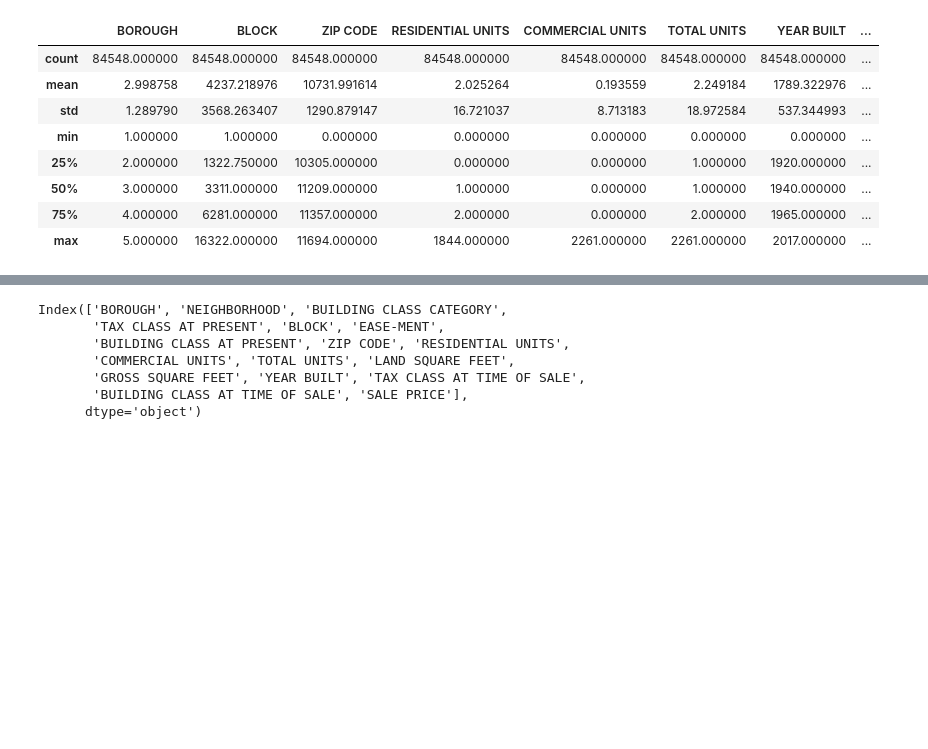
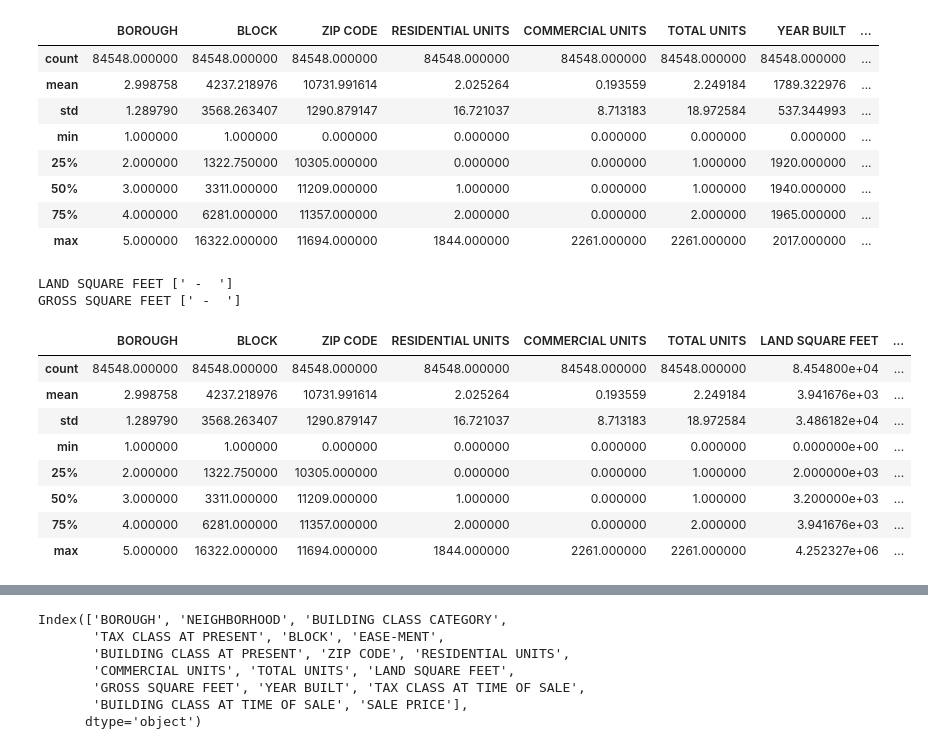
Before and after one commit to Tebs-Lab/intro-to-deep-learning, a Jupyter notebook: 03-data-preprocessing/02-preprocessing-structured-data.ipynb, the cells around one changed output, grey strips where cells are left out. Saved outputs shown, nothing was run; the diff lists cells and outputs as text; code cells hidden in the pictures; blank space fills up the shorter version.

```diff
--- a/03-data-preprocessing/02-preprocessing-structured-data.ipynb
+++ b/03-data-preprocessing/02-preprocessing-structured-data.ipynb
@@ -237,6 +250,58 @@ sales_df.describe()
 | 50% | 3.000000 | 3311.000000 | 11209.000000 | 1.000000 | 0.000000 | 1.000000 | 1940.000000 | ... |
 | 75% | 4.000000 | 6281.000000 | 11357.000000 | 2.000000 | 0.000000 | 2.000000 | 1965.000000 | ... |
 | max | 5.000000 | 16322.000000 | 11694.000000 | 1844.000000 | 2261.000000 | 2261.000000 | 2017.000000 | ... |
+# %%
+# Two other columns should be numeric, but are objects. Lets look at them too:
+convert_to_numeric = [
+    'LAND SQUARE FEET',
+    'GROSS SQUARE FEET'
+]
+
+for col in convert_to_numeric:
+    coerced = pd.to_numeric(sales_df[col], errors='coerce')
+    only_non_numerics = sales_df[col][coerced.isna()]
+
+    # And this to print all the unique values from only_non_numerics
+    print(col, only_non_numerics.unique())
+# %% [output]
+LAND SQUARE FEET [' -  ']
+GROSS SQUARE FEET [' -  ']
+# %%
+# So... similarly there are missing values. But, unlike the sale data, we don't have
+# any clues about what this means, and it's hard to imagine that a building exists with
+# but occupies zero square feet... We'll apply another common tactic called "imputation"
+# We're just going to use the mean value when there is missing data, it's better than nothing
+# even though it may be wrong.
+from sklearn.impute import SimpleImputer
+
+# First lets just coerce the values to nan
+for col in convert_to_numeric:
+    coerced = pd.to_numeric(sales_df[col], errors='coerce')
+    sales_df[col] = coerced
+    sales_df[col] = sales_df[col].astype('float')
+
+# Then, we can use the Imputer to fill in any missing values
+imputer = SimpleImputer(missing_values = np.nan, strategy = 'mean')
+
+# Only fit it on our two relevant columns, to save time
+imputer.fit(sales_df[convert_to_numeric])
+imputed_values = imputer.transform(sales_df[convert_to_numeric])
+
+# Now replace our old Series with the new imputed values.
+sales_df['LAND SQUARE FEET'] = imputed_values[:, 0]
+sales_df['GROSS SQUARE FEET'] = imputed_values[:, 1]
+
+sales_df.describe()
+# %% [output]
+|  | BOROUGH | BLOCK | ZIP CODE | RESIDENTIAL UNITS | COMMERCIAL UNITS | TOTAL UNITS | LAND SQUARE FEET | ... |
+| count | 84548.000000 | 84548.000000 | 84548.000000 | 84548.000000 | 84548.000000 | 84548.000000 | 8.454800e+04 | ... |
+| mean | 2.998758 | 4237.218976 | 10731.991614 | 2.025264 | 0.193559 | 2.249184 | 3.941676e+03 | ... |
+| std | 1.289790 | 3568.263407 | 1290.879147 | 16.721037 | 8.713183 | 18.972584 | 3.486182e+04 | ... |
+| min | 1.000000 | 1.000000 | 0.000000 | 0.000000 | 0.000000 | 0.000000 | 0.000000e+00 | ... |
+| 25% | 2.000000 | 1322.750000 | 10305.000000 | 0.000000 | 0.000000 | 1.000000 | 2.000000e+03 | ... |
+| 50% | 3.000000 | 3311.000000 | 11209.000000 | 1.000000 | 0.000000 | 1.000000 | 3.200000e+03 | ... |
+| 75% | 4.000000 | 6281.000000 | 11357.000000 | 2.000000 | 0.000000 | 2.000000 | 3.941676e+03 | ... |
+| max | 5.000000 | 16322.000000 | 11694.000000 | 1844.000000 | 2261.000000 | 2261.000000 | 4.252327e+06 | ... |
 # %%
 # One really cool and helpful thing we can do in pandas is checkout the correlation matrix:
 correlation_matrix = sales_df.corr()
```
Also changed, not shown: parts of 21 cells of this notebook, 2 other files.
